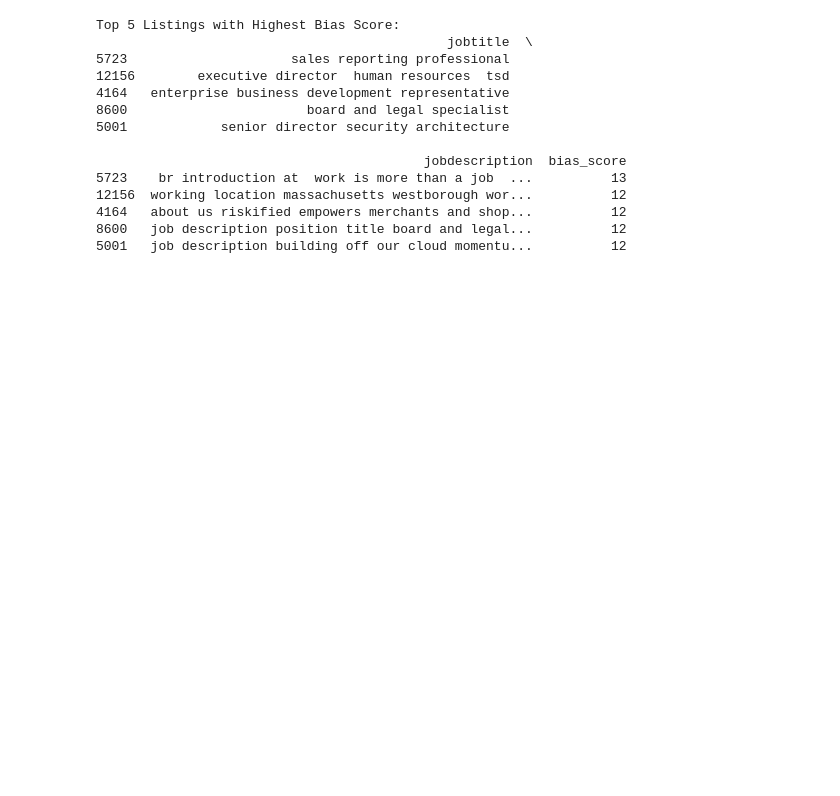
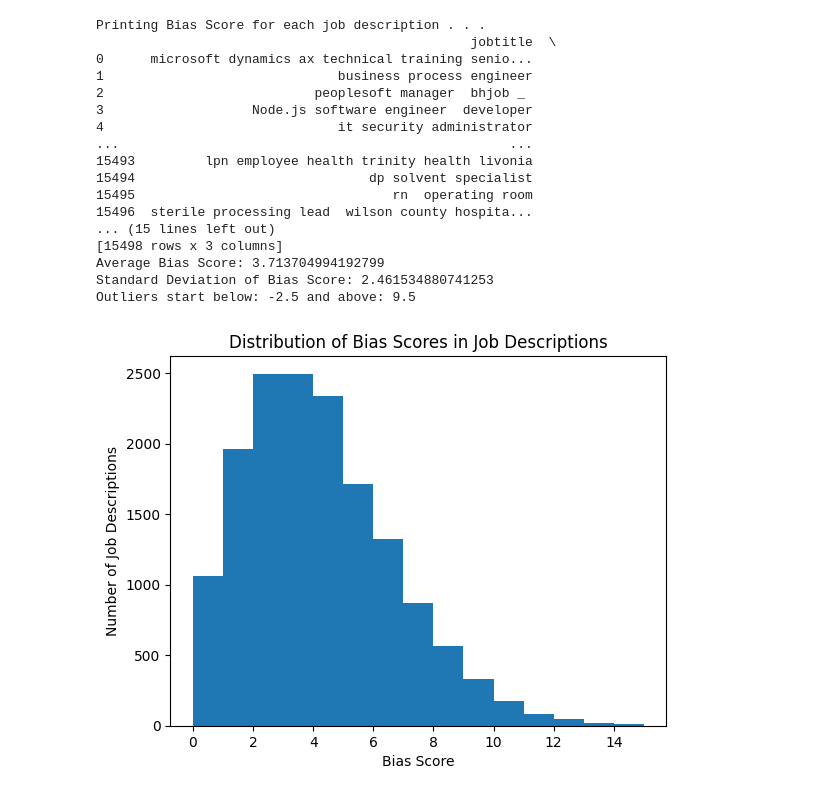
Before and after one commit to cenaice/Iterum-JobPortal, a Jupyter notebook: iterum-job-portal/src/AI_ML/model_train.ipynb, the cells around one changed output. Saved outputs shown, nothing was run; the diff lists cells and outputs as text; code cells hidden in the pictures; blank space fills up the shorter version.

```diff
--- a/iterum-job-portal/src/AI_ML/model_train.ipynb
+++ b/iterum-job-portal/src/AI_ML/model_train.ipynb
@@ -239,25 +191,58 @@ plt.show()
 # %%
-# Sort the DataFrame by bias score in descending order
-sorted_data = combined_data.sort_values(by='bias_score', ascending=False)
+# Calculate bias score for each job description
+print("Printing Bias Score for each job description . . .")
+combined_data['bias_score'] = combined_data['jobdescription'].apply(
+    lambda x: calculate_bias_score(x, biased_words_set))
 
-# Get the top 5 listings with the highest bias score
-top_5_biased_listings = sorted_data.head(5)
+# Displaying the bias scores along with job titles and descriptions
+print(combined_data[['jobtitle', 'biased_words', 'bias_score']])
 
-# Display the top 5 biased job listings
-print("Top 5 Listings with Highest Bias Score:")
-print(top_5_biased_listings[['jobtitle', 'jobdescription', 'bias_score']])
+# Plotting the distribution of bias scores
+# Calculate and print the average (mean) of the bias score
+average_bias_score = combined_data['bias_score'].mean()
+print("Average Bias Score:", average_bias_score)
+
+# Calculate and print the standard deviation of the bias score
+std_dev_bias_score = combined_data['bias_score'].std()
+print("Standard Deviation of Bias Score:", std_dev_bias_score)
+
+# Calculate IQR for bias score
+Q1 = combined_data['bias_score'].quantile(0.25)
+Q3 = combined_data['bias_score'].quantile(0.75)
+IQR = Q3 - Q1
+
+# Define bounds for outliers
+lower_bound = Q1 - 1.5 * IQR
+upper_bound = Q3 + 1.5 * IQR
+
+# Filter out the outliers
+outliers = combined_data[(combined_data['bias_score'] < lower_bound) | (
+    combined_data['bias_score'] > upper_bound)]
+
+print("Outliers start below:", lower_bound, "and above:", upper_bound)
+
+plt.hist(combined_data['bias_score'], bins=range(
+    min(combined_data['bias_score']), max(combined_data['bias_score']) + 1, 1))
+plt.title('Distribution of Bias Scores in Job Descriptions')
+plt.xlabel('Bias Score')
+plt.ylabel('Number of Job Descriptions')
+plt.show()
 # %% [output]
-Top 5 Listings with Highest Bias Score:
-                                             jobtitle  \
-5723                     sales reporting professional
-12156        executive director  human resources  tsd
-4164   enterprise business development representative
-8600                       board and legal specialist
-5001            senior director security architecture
-
-                                          jobdescription  bias_score
-5723    br introduction at  work is more than a job  ...          13
-12156  working location massachusetts westborough wor...          12
-4164   about us riskified empowers merchants and shop...          12
-8600   job description position title board and legal...          12
-5001   job description building off our cloud momentu...          12
+Printing Bias Score for each job description . . .
+                                                jobtitle  \
+0      microsoft dynamics ax technical training senio...
+1                              business process engineer
+2                           peoplesoft manager  bhjob _
+3                   Node.js software engineer  developer
+4                              it security administrator
+...                                                  ...
+15493         lpn employee health trinity health livonia
+15494                              dp solvent specialist
+15495                                 rn  operating room
+15496  sterile processing lead  wilson county hospita...
+... (15 lines left out)
+[15498 rows x 3 columns]
+Average Bias Score: 3.713704994192799
+Standard Deviation of Bias Score: 2.461534880741253
+Outliers start below: -2.5 and above: 9.5
+[figure, added]
```
Also changed, not shown: parts of 6 cells of this notebook, 3 other files.
